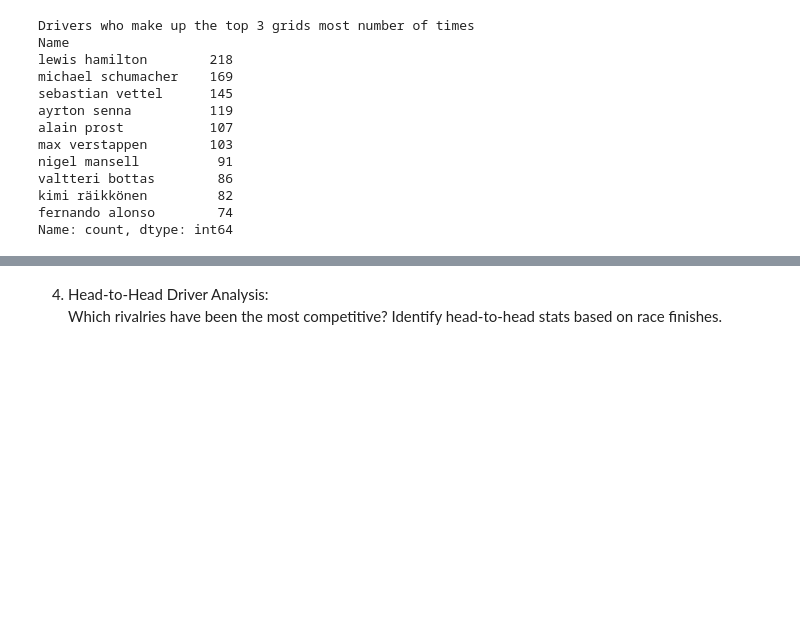
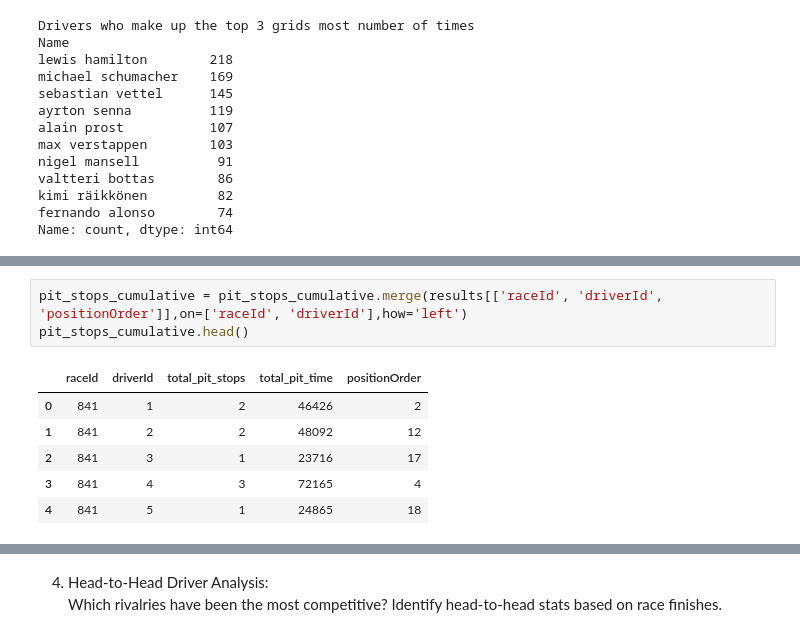
Before and after one commit to LalithKishore-S/DPL_2025, a Jupyter notebook: Analysis_questions.ipynb, the cells around one changed output, grey strips where cells are left out. Drawn from its saved outputs; the diff is of its cells as text; blank space fills up the shorter version.

```diff
--- a/Analysis_questions.ipynb
+++ b/Analysis_questions.ipynb
@@ -307,0 +326,10 @@ Name: count, dtype: int64
+# %%
+pit_stops_cumulative = pit_stops_cumulative.merge(results[['raceId', 'driverId', 'positionOrder']],on=['raceId', 'driverId'],how='left')
+pit_stops_cumulative.head()
+# %% [output]
+|  | raceId | driverId | total_pit_stops | total_pit_time | positionOrder |
+| 0 | 841 | 1 | 2 | 46426 | 2 |
+| 1 | 841 | 2 | 2 | 48092 | 12 |
+| 2 | 841 | 3 | 1 | 23716 | 17 |
+| 3 | 841 | 4 | 3 | 72165 | 4 |
+| 4 | 841 | 5 | 1 | 24865 | 18 |
```
Also changed, not shown: parts of 6 cells of this notebook.
